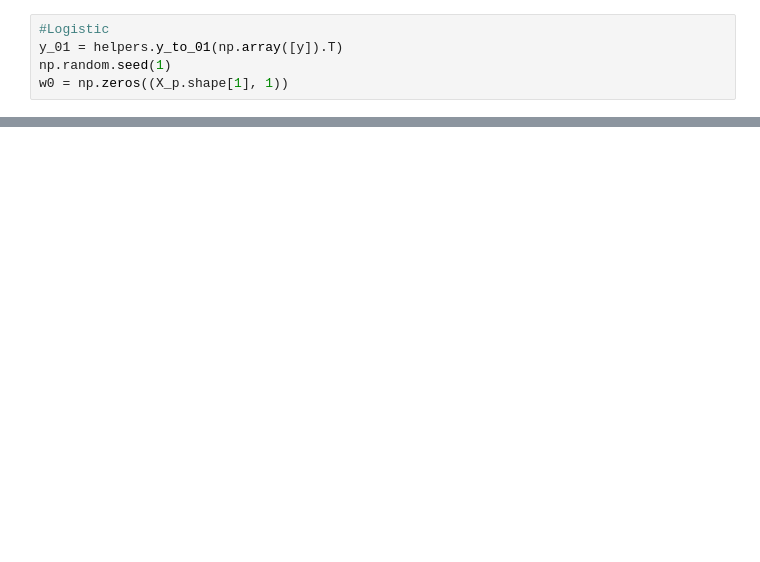
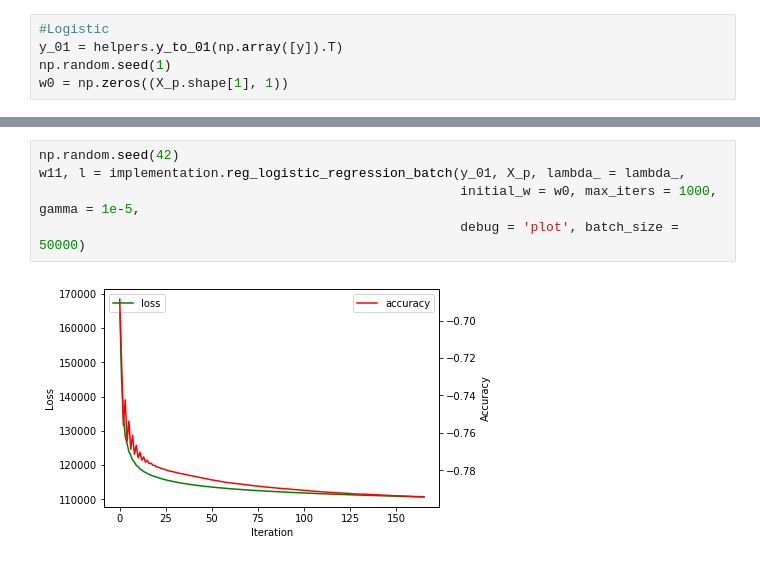
Before and after one commit to EPFLMachineLearningTeamYoor/Project1, a Jupyter notebook: src/run_logistic.ipynb, the cells around one changed output, grey strips where cells are left out. Saved outputs shown, nothing was run; the diff lists cells and outputs as text; blank space fills up the shorter version.

```diff
--- a/src/run_logistic.ipynb
+++ b/src/run_logistic.ipynb
@@ -41,0 +48,7 @@ print(lambda_)
+# %%
+np.random.seed(42)
+w11, l = implementation.reg_logistic_regression_batch(y_01, X_p, lambda_ = lambda_,
+                                                      initial_w = w0, max_iters = 1000, gamma = 1e-5,
+                                                      debug = 'plot', batch_size = 50000)
+# %% [output]
+[figure, added]
```
Also changed, not shown: parts of 12 cells of this notebook.
